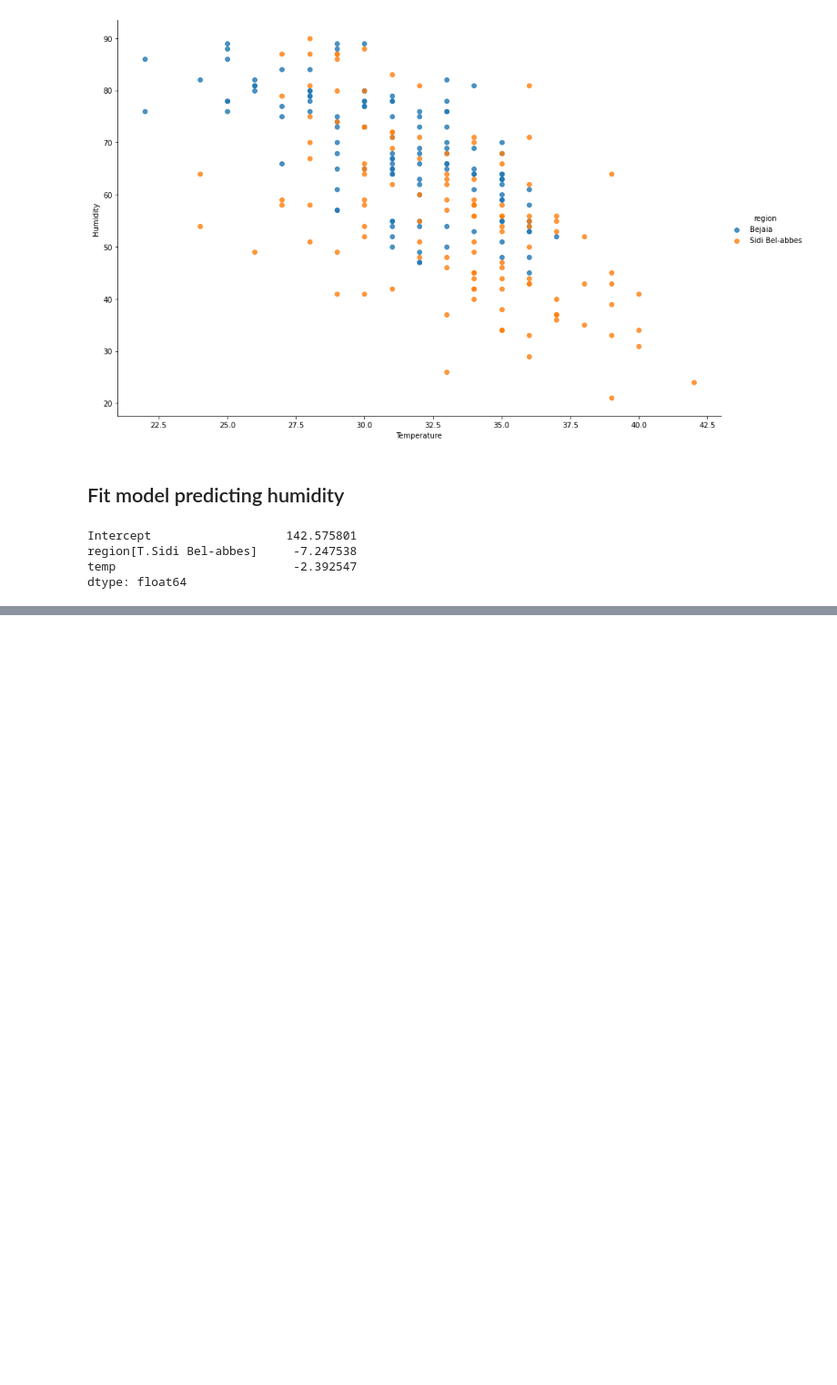
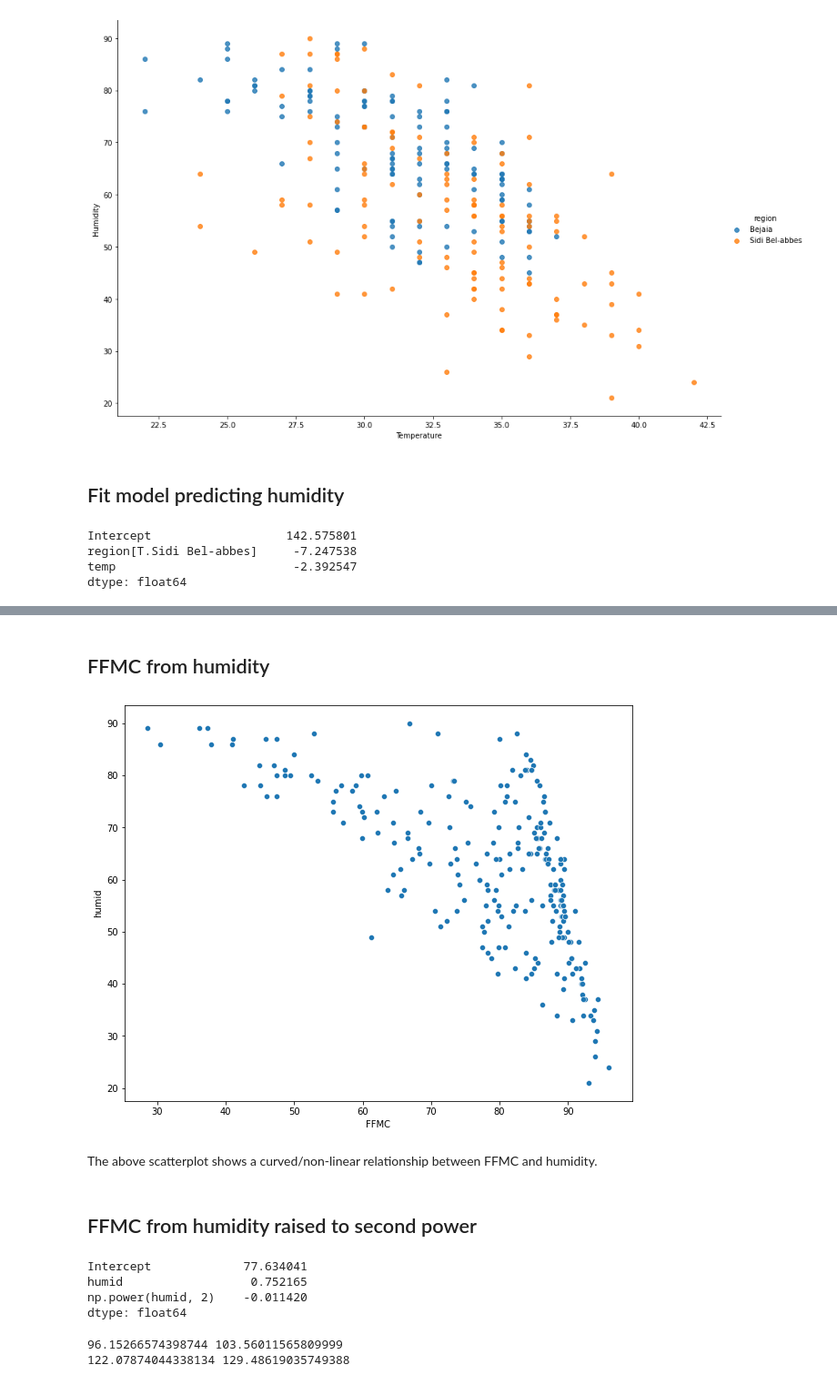
Before and after one commit to QuantumDilemma/Algerian-Forest-Fires, a Jupyter notebook: Multiple Linear Regression - Algerian Forest Fires.ipynb, the cells around one changed output, grey strips where cells are left out. Shown at 91% size. Drawn from its saved outputs; the diff is of its cells as text; code cells hidden in the pictures; blank space fills up the shorter version.

```diff
--- a/Multiple Linear Regression - Algerian Forest Fires.ipynb
+++ b/Multiple Linear Regression - Algerian Forest Fires.ipynb
@@ -62,0 +157,39 @@ These regions have the same negative gradient but different intercepts, suggesti
+# %% [markdown]
+## FFMC from humidity
+# %%
+fig = plt.figure(figsize = (10, 8))
+sns.scatterplot(x = "FFMC", y = "humid", data = forests)
+plt.show()
+# %% [output]
+[figure, added]
+# %% [markdown]
+The above scatterplot shows a curved/non-linear relationship between FFMC and humidity.
+# %% [markdown]
+## FFMC from humidity raised to second power
+# %%
+model = sm.OLS.from_formula("FFMC ~ humid + np.power(humid, 2)", data = forests)
+resultsP = model.fit()
+resultsP.params
+# %% [output]
+Intercept             77.634041
+humid                  0.752165
+np.power(humid, 2)    -0.011420
+dtype: float64
+# %%
+#FFMC from 23% humidity
+ffmc_25 = resultsP.params[0] + resultsP.params[1]*25 + resultsP.params[2]*25
+
+#FFMC from 35% humidity
+ffmc_35 = resultsP.params[0] + resultsP.params[1]*35 + resultsP.params[2]*35
+
+#FFMC from 60% humidity
+ffmc_60 = resultsP.params[0] + resultsP.params[1]*60 + resultsP.params[2]*60
+
+#FFMC from 70% humidity
+ffmc_70 = resultsP.params[0] + resultsP.params[1]*70 + resultsP.params[2]*70
+
+print(ffmc_25, ffmc_35)
+print(ffmc_60, ffmc_70)
+# %% [output]
+96.15266574398744 103.56011565809999
+122.07874044338134 129.48619035749388
```
Also changed, not shown: parts of 12 cells of this notebook.
